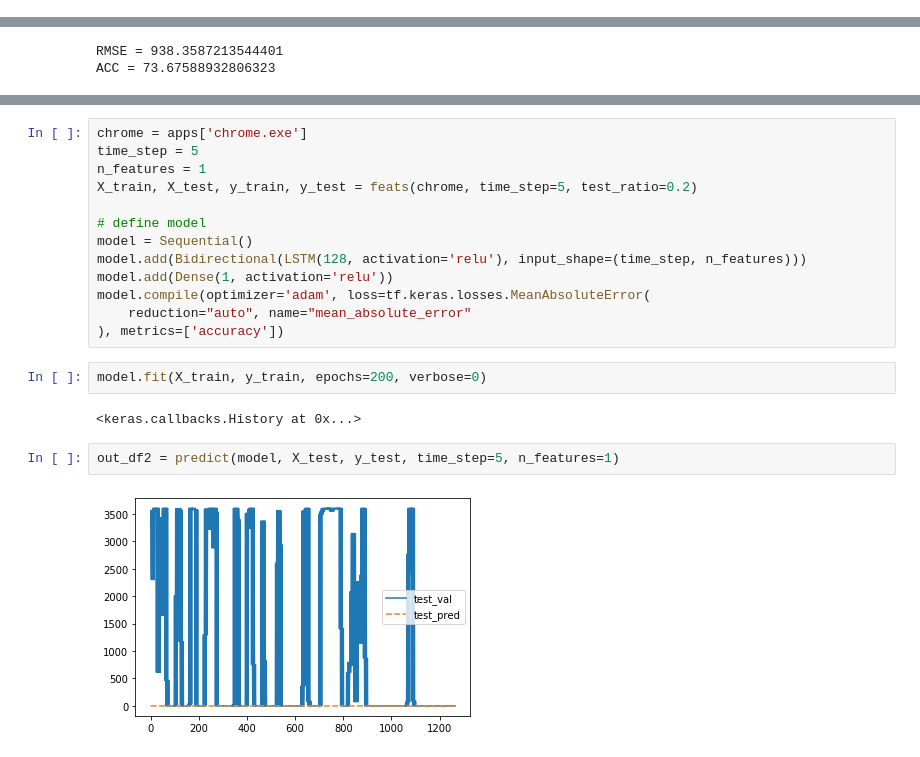
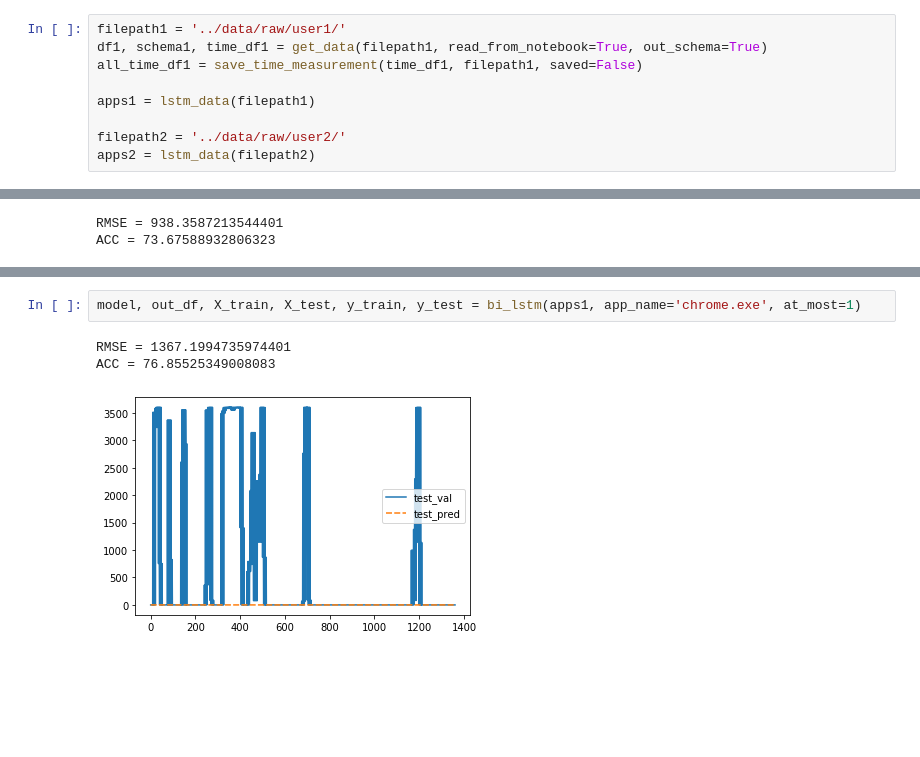
Before and after one commit to miloncl/System-Usage-Analysis, a Jupyter notebook: notebooks/LSTM_RNN.ipynb, the cells around one changed output, grey strips where cells are left out. Cells and saved outputs as stored; diff of their text form; blank space fills up the shorter version.

Commit message:
refactor lstm

```diff
--- a/notebooks/LSTM_RNN.ipynb
+++ b/notebooks/LSTM_RNN.ipynb
@@ -92 +14,10 @@ df_pivot = time_per_week_day.pivot_table(index = 'Week_Day', columns='VALUE', va
+# %%
+filepath1 = '../data/raw/user1/'
+df1, schema1, time_df1 = get_data(filepath1, read_from_notebook=True, out_schema=True)
+all_time_df1 = save_time_measurement(time_df1, filepath1, saved=False)
+
+apps1 = lstm_data(filepath1)
+
+filepath2 = '../data/raw/user2/'
+apps2 = lstm_data(filepath2)
 # %% [markdown]
@@ -526,21 +78,6 @@ for app_name in all_time_df['VALUE'].unique():
-# %%
-chrome = apps['chrome.exe']
-time_step = 5
-n_features = 1
-X_train, X_test, y_train, y_test = feats(chrome, time_step=5, test_ratio=0.2)
-
-# define model
-model = Sequential()
-model.add(Bidirectional(LSTM(128, activation='relu'), input_shape=(time_step, n_features)))
-model.add(Dense(1, activation='relu'))
-model.compile(optimizer='adam', loss=tf.keras.losses.MeanAbsoluteError(
-    reduction="auto", name="mean_absolute_error"
-), metrics=['accuracy'])
-# %%
-model.fit(X_train, y_train, epochs=200, verbose=0)
-# %% [output]
-<keras.callbacks.History at 0x...>
-# %%
-out_df2 = predict(model, X_test, y_test, time_step=5, n_features=1)
-# %% [output]
-[figure, removed]
+# %%
+model, out_df, X_train, X_test, y_train, y_test = bi_lstm(apps1, app_name='chrome.exe', at_most=1)
+# %% [output]
+RMSE = 1367.1994735974401
+ACC = 76.85525349008083
+[figure, added]
```
Also changed, not shown: parts of 36 cells of this notebook, 4 other files.
